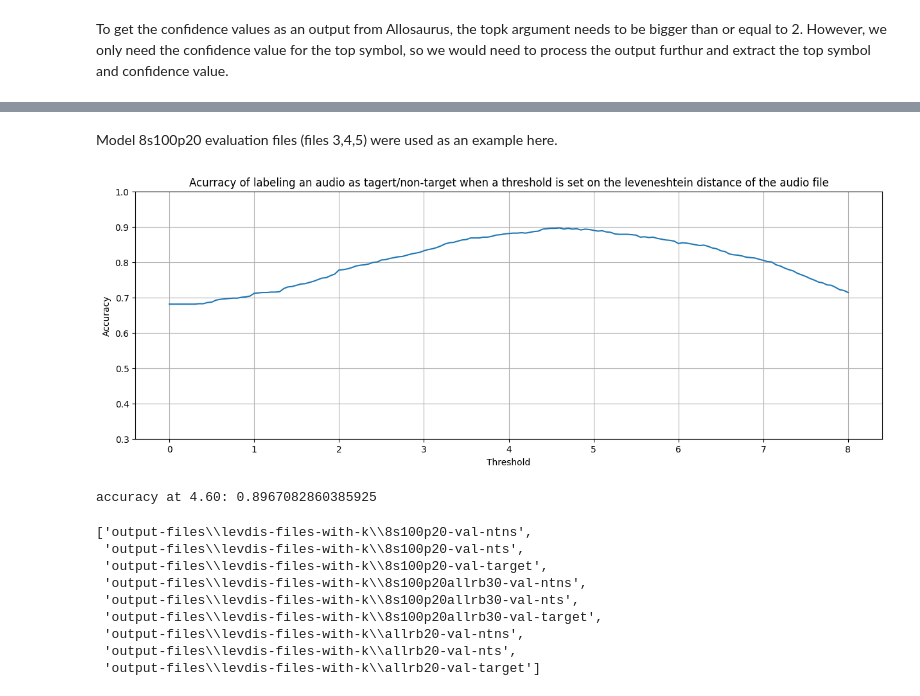
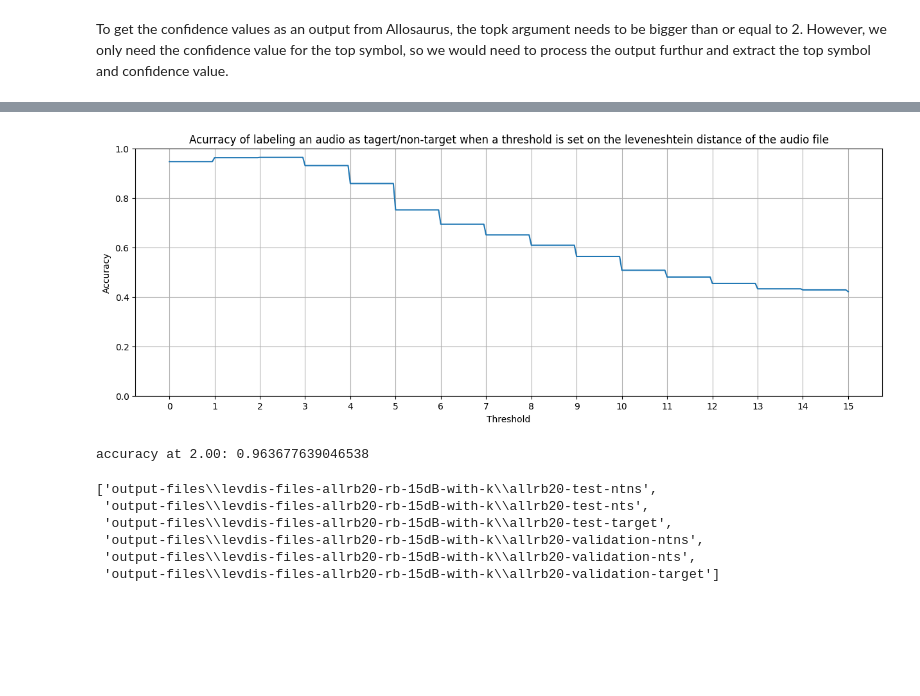
Before and after one commit to DorreenRostami/Bachelors-Project-Allosaurus, a Jupyter notebook: dist-perc.ipynb, the cells around one changed output, grey strips where cells are left out. Cells and saved outputs as stored; diff of their text form; code cells hidden in the pictures; blank space fills up the shorter version.

```diff
--- a/dist-perc.ipynb
+++ b/dist-perc.ipynb
@@ -273,8 +387,8 @@ def draw_hist(in_file, xlim, ylim, title):
 #### The rest of the example (drawing the figures)
 # %%
 input_files = []
-for root_dir, cur_dir, files in os.walk(r'output-files\\levdis-files-allrb20-robatbeheshti'):
+for root_dir, cur_dir, files in os.walk(r'output-files\\levdis-files-allrb20-rb-10dB'):
     for fname in files:
-        input_files.append(os.path.join('output-files\\levdis-files-allrb20-robatbeheshti', fname))
+        input_files.append(os.path.join('output-files\\levdis-files-allrb20-rb-10dB', fname))
 input_files
 # %% [output]
@@ -355,7 +468,7 @@ Model 8s100p20 was used as an example here
 # %%
 input_files = []
-for root_dir, cur_dir, files in os.walk(r'output-files\\levdis-files-8s100p20'):
+for root_dir, cur_dir, files in os.walk(r'output-files\\levdis-files-allrb20-robatbeheshti'):
     for fname in files:
-        input_files.append(os.path.join('output-files\\levdis-files-8s100p20', fname))
+        input_files.append(os.path.join('output-files\\levdis-files-allrb20-robatbeheshti', fname))
 input_files
 # %% [output]
@@ -399,0 +495,9 @@ with open(input_files[1], encoding='utf-8') as file:
+# %%
+test_files = []
+accurate_thresh = 1
+with open(input_files[2], encoding='utf-8') as file:
+    for line in file:
+        res = line.rstrip().split()
+        if int(res[1]) > accurate_thresh:
+            test_files.append(res[0])
+            print(res[0])
@@ -496,7 +614,7 @@ target done
 # %%
-filenames = os.listdir('.\\output-files\\levdis-files-with-k')
+filenames = os.listdir('.\\output-files\\levdis-files-allrb20-rb-15dB-with-k')
 input_files = []
 for fname in filenames:
-    input_files.append(os.path.join('output-files\\levdis-files-with-k', fname))
+    input_files.append(os.path.join('output-files\\levdis-files-allrb20-rb-15dB-with-k', fname))
 input_files
 # %% [output]
@@ -521,63 +627,58 @@ input_files
-# %% [markdown]
-Model 8s100p20 evaluation files (files 3,4,5) were used as an example here.
 # %%
 total_file = 0
 acc = []
 val1 = []
 val2 = []
 val3 = []
-thresh_range = np.arange(0, 8.05, 0.05)
+thresh_range = np.arange(0, 15.05, 0.05)
 with open(input_files[3], encoding='utf-8') as file:
     for line in file:
         total_file += 1
         res = line.rstrip().split( )
         val1.append(float(res[1]))
 with open(input_files[4], encoding='utf-8') as file:
     for line in file:
         total_file += 1
         res = line.rstrip().split()
         val2.append(float(res[1]))
 with open(input_files[5], encoding='utf-8') as file:
     for line in file:
         total_file += 1
         res = line.rstrip().split()
         val3.append(float(res[1]))
 
 for thresh in thresh_range:
     correct = sum(i > thresh for i in val1) + sum(i > thresh for i in val2) + sum(i <= thresh for i in val3)
     acc.append(correct/total_file)
 
 plt.rcParams["figure.figsize"] = (15,5)
 plt.plot(thresh_range,acc)
-plt.xticks(range(0, 9), range(0, 9))
+plt.xticks(range(0, 16), range(0, 16))
 plt.xlabel('Threshold')
 plt.ylabel('Accuracy')
 plt.title('Acurracy of labeling an audio as tagert/non-target when a threshold is set on the leveneshtein distance of the audio file')
 plt.grid()
-plt.ylim([0.30, 1.0])
+plt.ylim([0.00, 1.0])
 plt.show()
 
 an_array = np.array(acc)
 index = np.argmax(an_array)
-print("accuracy at {i:.2f}: {a}".format(i = index*0.05, a = acc[index]))
+print("accuracy at {i:.2f}: {a}".format(i = index*0.05, a = acc[index])) #remember to change index for test files
 # %% [output]
-[figure, old version]
+[figure, new version]
-accuracy at 4.60: 0.8967082860385925
+accuracy at 2.00: 0.963677639046538
 # %%
-filenames = os.listdir('.\\output-files\\levdis-files-with-k')
+filenames = os.listdir('.\\output-files\\levdis-files-allrb20-rb-15dB-with-k')
 input_files = []
 for fname in filenames:
-    input_files.append(os.path.join('output-files\\levdis-files-with-k', fname))
+    input_files.append(os.path.join('output-files\\levdis-files-allrb20-rb-15dB-with-k', fname))
 input_files
 # %% [output]
-['output-files\\levdis-files-with-k\\8s100p20-val-ntns',
- 'output-files\\levdis-files-with-k\\8s100p20-val-nts',
- 'output-files\\levdis-files-with-k\\8s100p20-val-target',
- 'output-files\\levdis-files-with-k\\8s100p20allrb30-val-ntns',
- 'output-files\\levdis-files-with-k\\8s100p20allrb30-val-nts',
- 'output-files\\levdis-files-with-k\\8s100p20allrb30-val-target',
- 'output-files\\levdis-files-with-k\\allrb20-val-ntns',
- 'output-files\\levdis-files-with-k\\allrb20-val-nts',
- 'output-files\\levdis-files-with-k\\allrb20-val-target']
+['output-files\\levdis-files-allrb20-rb-15dB-with-k\\allrb20-test-ntns',
+ 'output-files\\levdis-files-allrb20-rb-15dB-with-k\\allrb20-test-nts',
+ 'output-files\\levdis-files-allrb20-rb-15dB-with-k\\allrb20-test-target',
+ 'output-files\\levdis-files-allrb20-rb-15dB-with-k\\allrb20-validation-ntns',
+ 'output-files\\levdis-files-allrb20-rb-15dB-with-k\\allrb20-validation-nts',
+ 'output-files\\levdis-files-allrb20-rb-15dB-with-k\\allrb20-validation-target']
 # %%
 test_files = []
```
Also changed, not shown: parts of 21 cells of this notebook, 56 other files.
